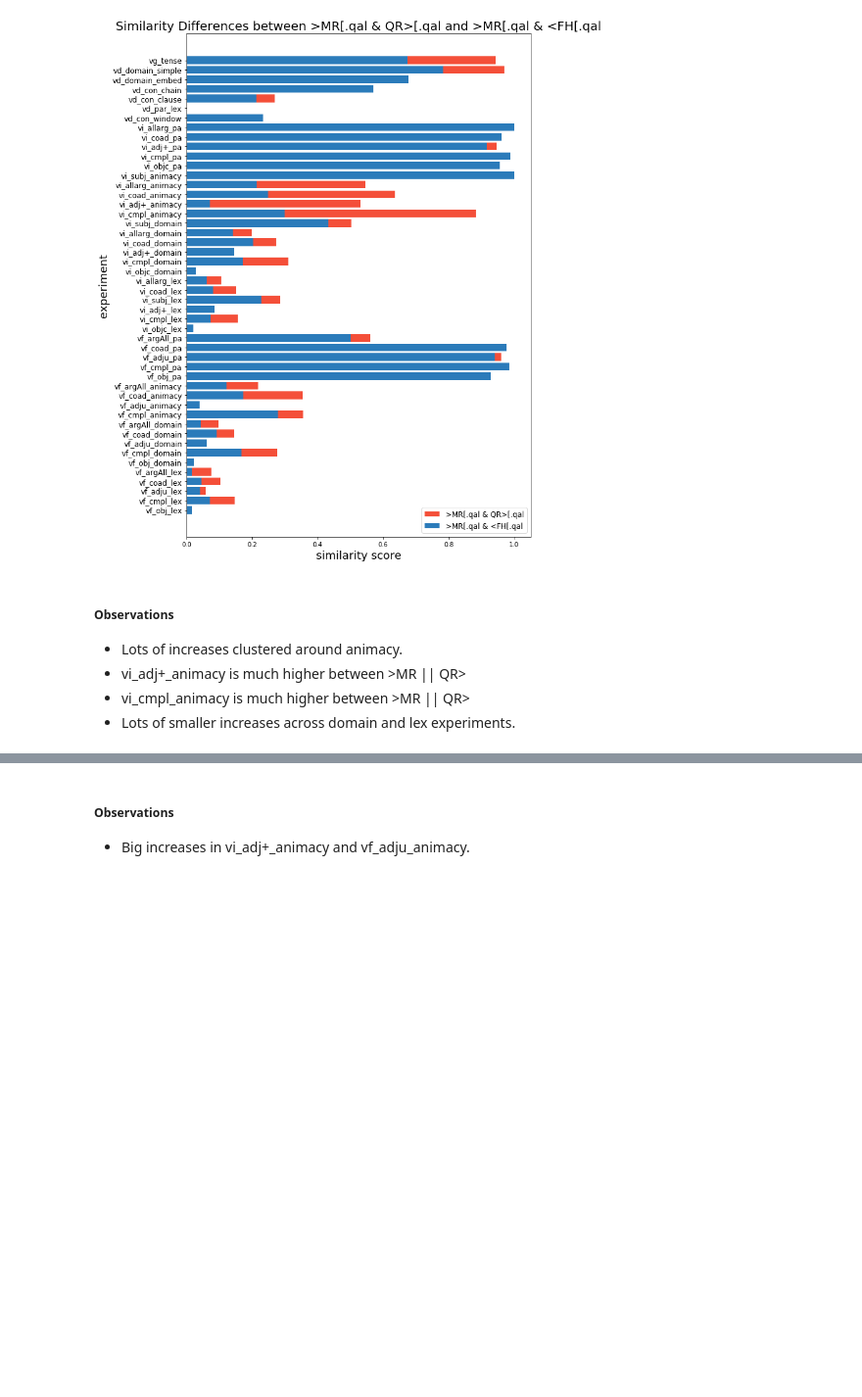
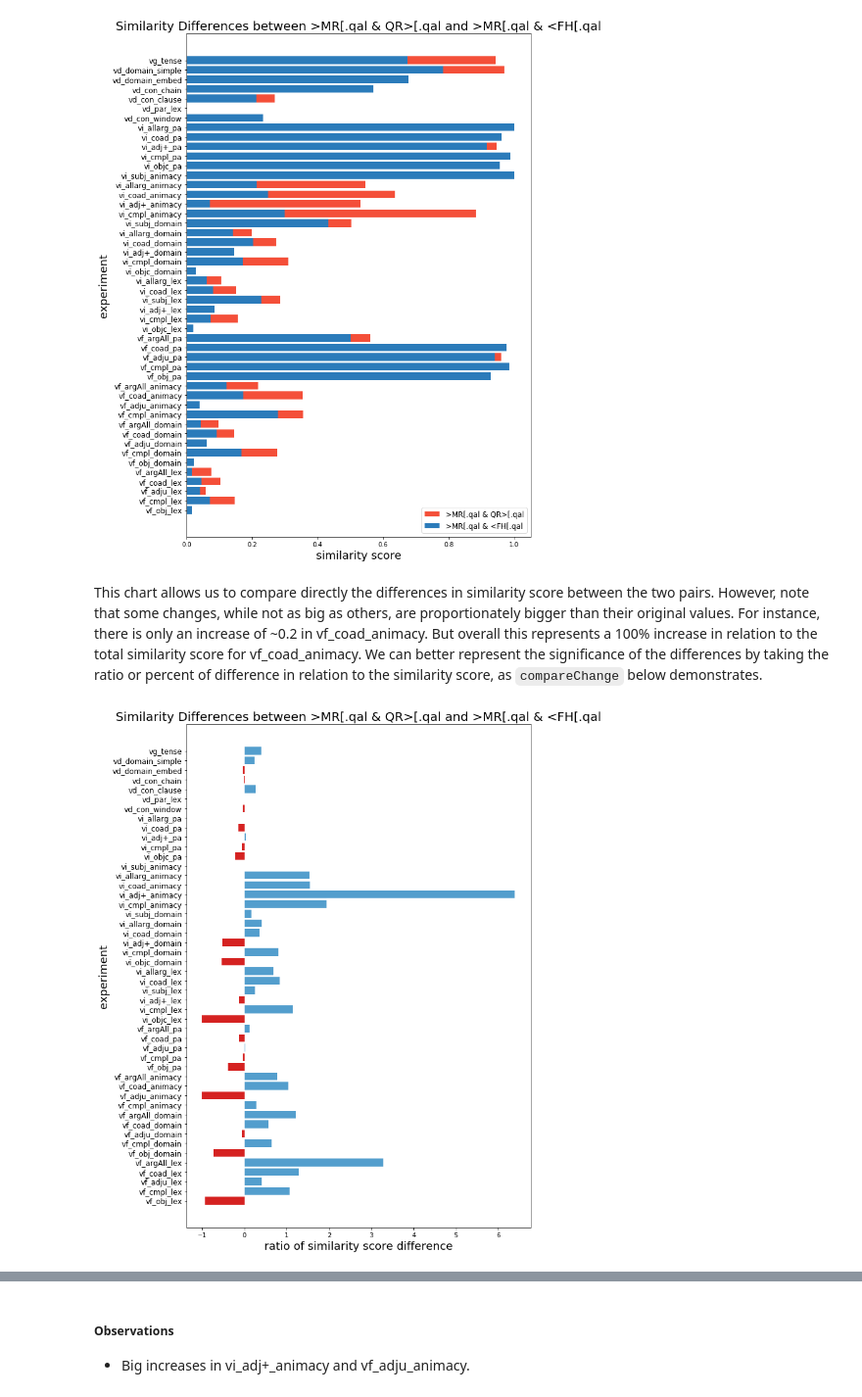
Before and after one commit to codykingham/verb_semantics, a Jupyter notebook: first_analysis.ipynb, the cells around one changed output, grey strips where cells are left out. Shown at 98% size. Saved outputs shown, nothing was run; the diff lists cells and outputs as text; code cells hidden in the pictures; blank space fills up the shorter version.

```diff
--- a/first_analysis.ipynb
+++ b/first_analysis.ipynb
@@ -642,10 +663,9 @@ say_do = get_sim_experiments('>MR[.qal', '<FH[.qal')
 compareSets(('>MR[.qal', 'QR>[.qal'), ('>MR[.qal', '<FH[.qal'))
 # %% [output]
 [figure]
-# %% [markdown]
-##### Observations
-
-* Lots of increases clustered around animacy.
-* vi_adj+\_animacy is much higher between >MR || QR>
-* vi_cmpl_animacy is much higher between >MR || QR>
-* Lots of smaller increases across domain and lex experiments.
+# %% [markdown]
+This chart allows us to compare directly the differences in similarity score between the two pairs. However, note that some changes, while not as big as others, are proportionately bigger than their original values. For instance, there is only an increase of ~0.2 in vf_coad_animacy. But overall this represents a 100% increase in relation to the total similarity score for vf_coad_animacy. We can better represent the significance of the differences by taking the ratio or percent of difference in relation to the similarity score, as `compareChange` below demonstrates.
+# %%
+compareChange(('>MR[.qal', 'QR>[.qal'), ('>MR[.qal', '<FH[.qal'))
+# %% [output]
+[figure, added]
```
Also changed, not shown: parts of 20 cells of this notebook.
